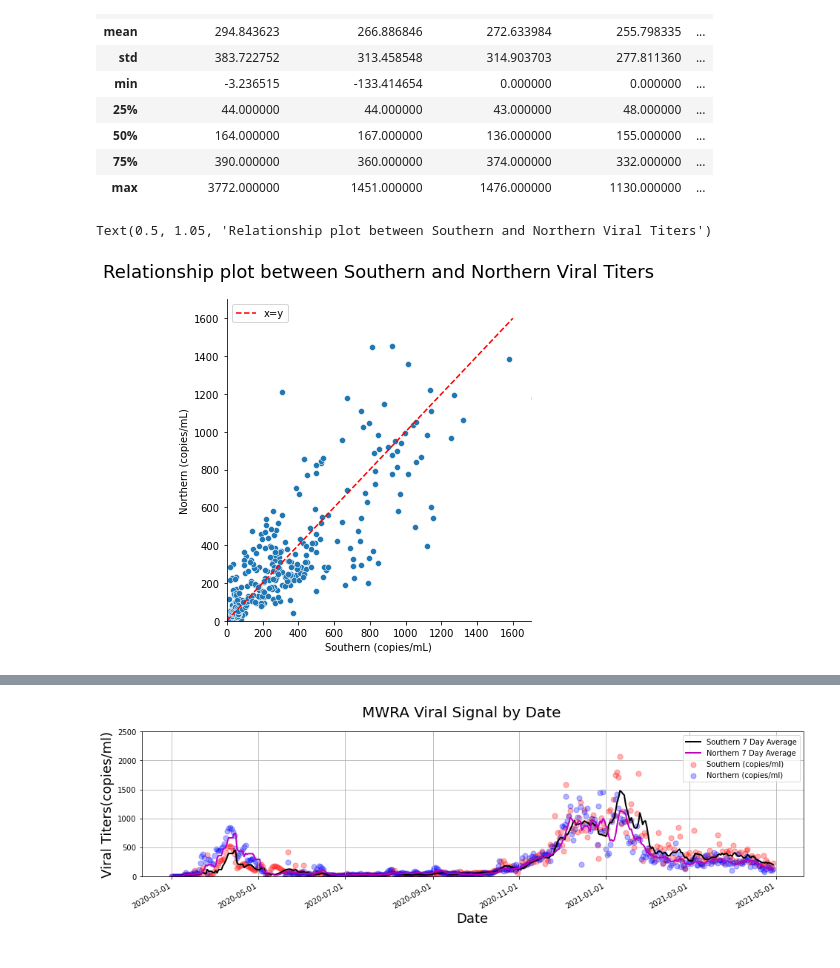
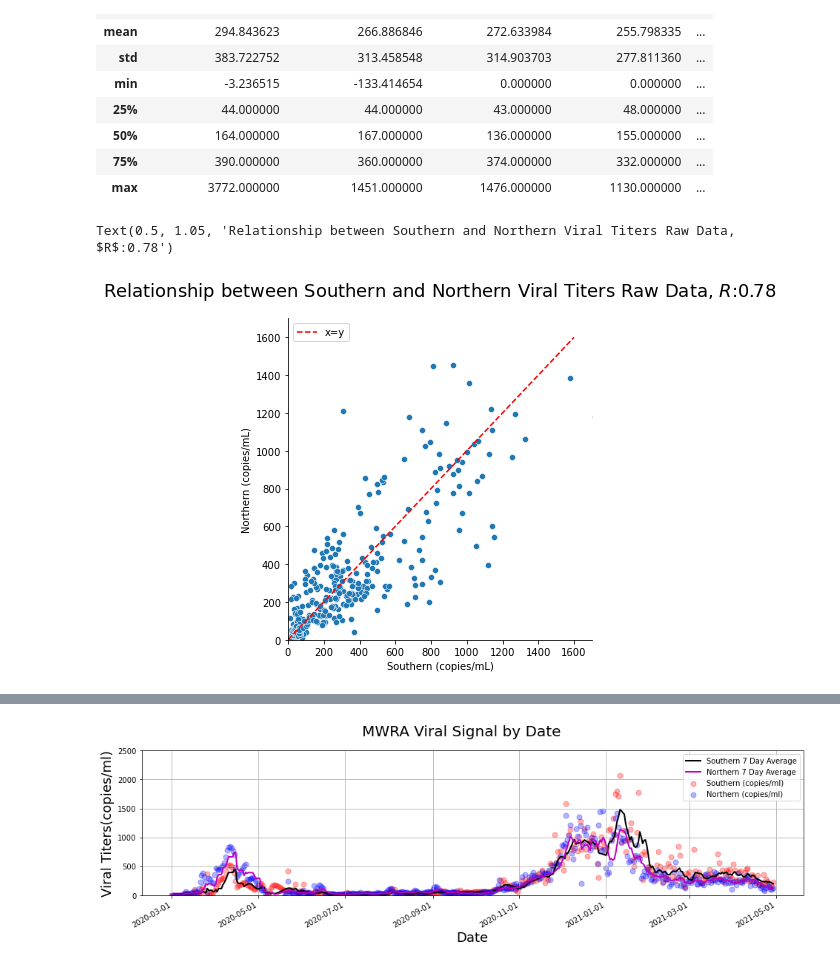
Before and after one commit to bhatiavr/cs109b-final-project-111, a Jupyter notebook: src/FINAL - cs109b-wastewater-covid-forecasting-Persistence.ipynb, the cells around one changed output, grey strips where cells are left out. Cells and saved outputs as stored; diff of their text form; code cells hidden in the pictures.

```diff
--- a/src/FINAL - cs109b-wastewater-covid-forecasting-Persistence.ipynb
+++ b/src/FINAL - cs109b-wastewater-covid-forecasting-Persistence.ipynb
@@ -200,11 +201,12 @@ df_mwra.describe()
 # %%
 # Show the relation between norther and souther samples
 sns.relplot(data=df_mwra, x="Southern (copies/mL)", y="Northern (copies/mL)")
+r_value = pearsonr(df_mwra["Southern (copies/mL)"],df_mwra["Northern (copies/mL)"])
 plt.plot([0,1600], [0,1600], '--r', label="x=y")
 plt.xlim([0, 1700])
 plt.ylim([0, 1700])
 plt.legend()
-plt.title('Relationship plot between Southern and Northern Viral Titers', fontsize=18, y=1.05)
+plt.title(f'Relationship between Southern and Northern Viral Titers Raw Data, $R$:{r_value[0]:.2f}', fontsize=18, y=1.05)
 # %% [output]
-Text(0.5, 1.05, 'Relationship plot between Southern and Northern Viral Titers')
+Text(0.5, 1.05, 'Relationship between Southern and Northern Viral Titers Raw Data, $R$:0.78')
-[figure, old version]
+[figure, new version]
```
Also changed, not shown: parts of 77 cells of this notebook, 1 other file.
